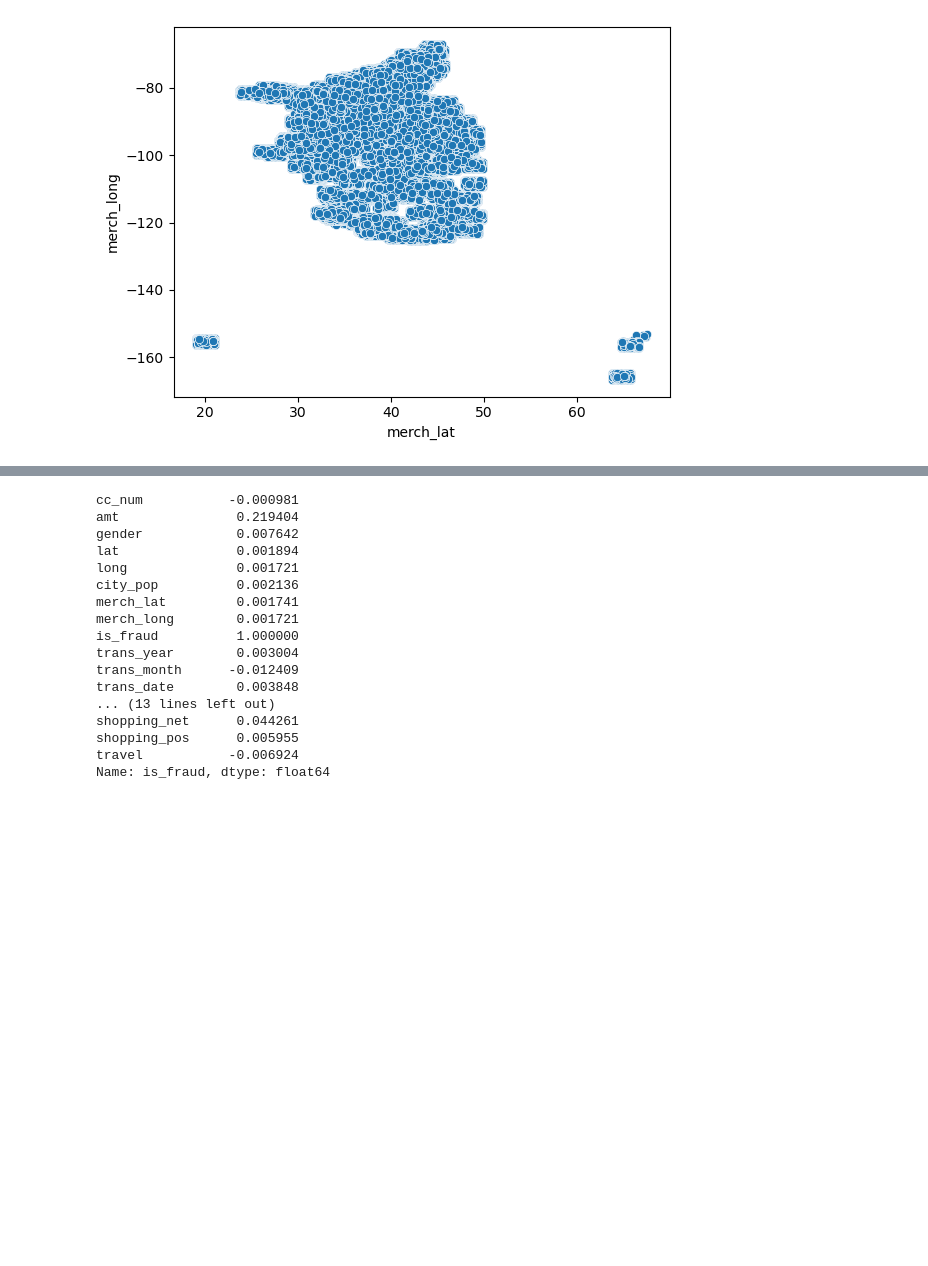
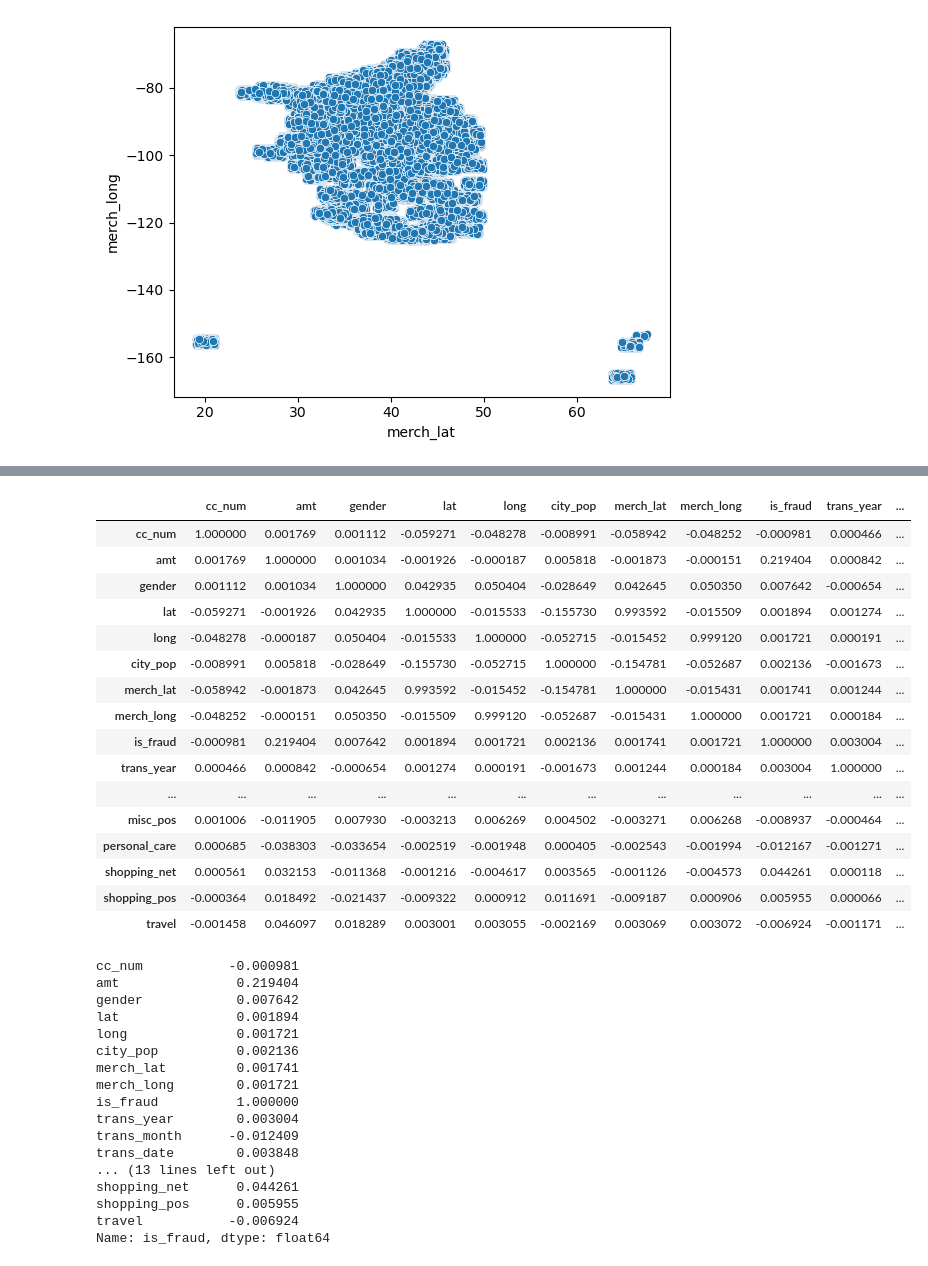
Before and after one commit to Dhairyakuchhal/summer-of-code-2024, a Jupyter notebook: machine-learning/week-1/Data_preprocessing.ipynb, the cells around one changed output, grey strips where cells are left out. Drawn from its saved outputs; the diff is of its cells as text; code cells hidden in the pictures; blank space fills up the shorter version.

```diff
--- a/machine-learning/week-1/Data_preprocessing.ipynb
+++ b/machine-learning/week-1/Data_preprocessing.ipynb
@@ -230,3 +250,23 @@ df1
+# %%
+df1.corr()
+# %% [output]
+|  | cc_num | amt | gender | lat | long | city_pop | merch_lat | merch_long | is_fraud | trans_year | ... |
+| cc_num | 1.000000 | 0.001769 | 0.001112 | -0.059271 | -0.048278 | -0.008991 | -0.058942 | -0.048252 | -0.000981 | 0.000466 | ... |
+| amt | 0.001769 | 1.000000 | 0.001034 | -0.001926 | -0.000187 | 0.005818 | -0.001873 | -0.000151 | 0.219404 | 0.000842 | ... |
+| gender | 0.001112 | 0.001034 | 1.000000 | 0.042935 | 0.050404 | -0.028649 | 0.042645 | 0.050350 | 0.007642 | -0.000654 | ... |
+| lat | -0.059271 | -0.001926 | 0.042935 | 1.000000 | -0.015533 | -0.155730 | 0.993592 | -0.015509 | 0.001894 | 0.001274 | ... |
+| long | -0.048278 | -0.000187 | 0.050404 | -0.015533 | 1.000000 | -0.052715 | -0.015452 | 0.999120 | 0.001721 | 0.000191 | ... |
+| city_pop | -0.008991 | 0.005818 | -0.028649 | -0.155730 | -0.052715 | 1.000000 | -0.154781 | -0.052687 | 0.002136 | -0.001673 | ... |
+| merch_lat | -0.058942 | -0.001873 | 0.042645 | 0.993592 | -0.015452 | -0.154781 | 1.000000 | -0.015431 | 0.001741 | 0.001244 | ... |
+| merch_long | -0.048252 | -0.000151 | 0.050350 | -0.015509 | 0.999120 | -0.052687 | -0.015431 | 1.000000 | 0.001721 | 0.000184 | ... |
+| is_fraud | -0.000981 | 0.219404 | 0.007642 | 0.001894 | 0.001721 | 0.002136 | 0.001741 | 0.001721 | 1.000000 | 0.003004 | ... |
+| trans_year | 0.000466 | 0.000842 | -0.000654 | 0.001274 | 0.000191 | -0.001673 | 0.001244 | 0.000184 | 0.003004 | 1.000000 | ... |
+| ... | ... | ... | ... | ... | ... | ... | ... | ... | ... | ... | ... |
+| misc_pos | 0.001006 | -0.011905 | 0.007930 | -0.003213 | 0.006269 | 0.004502 | -0.003271 | 0.006268 | -0.008937 | -0.000464 | ... |
+| personal_care | 0.000685 | -0.038303 | -0.033654 | -0.002519 | -0.001948 | 0.000405 | -0.002543 | -0.001994 | -0.012167 | -0.001271 | ... |
+| shopping_net | 0.000561 | 0.032153 | -0.011368 | -0.001216 | -0.004617 | 0.003565 | -0.001126 | -0.004573 | 0.044261 | 0.000118 | ... |
+| shopping_pos | -0.000364 | 0.018492 | -0.021437 | -0.009322 | 0.000912 | 0.011691 | -0.009187 | 0.000906 | 0.005955 | 0.000066 | ... |
+| travel | -0.001458 | 0.046097 | 0.018289 | 0.003001 | 0.003055 | -0.002169 | 0.003069 | 0.003072 | -0.006924 | -0.001171 | ... |
 # %%
 df1.corr()['is_fraud']
 # %% [output]
```
Also changed, not shown: parts of 3 cells of this notebook, 5 other files.
